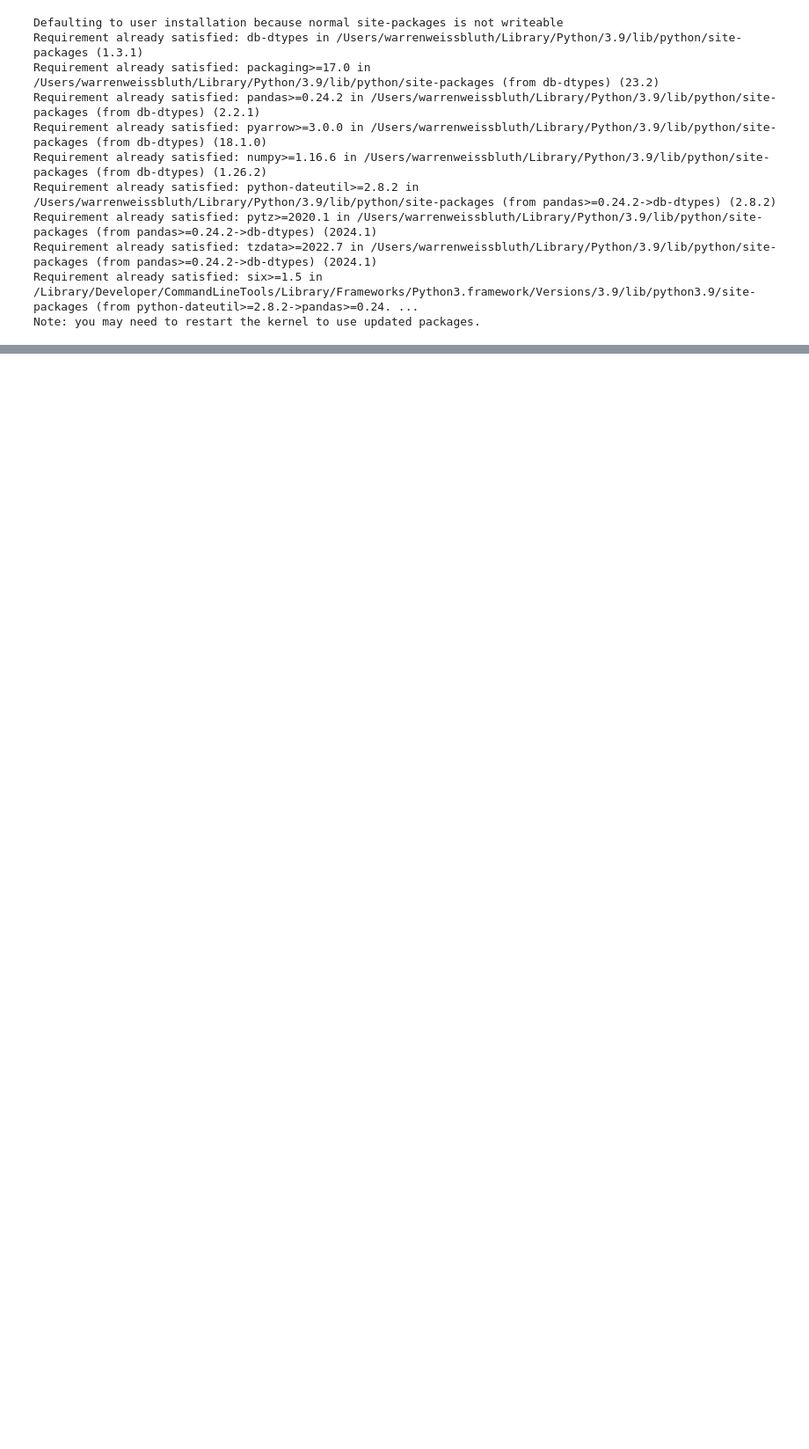
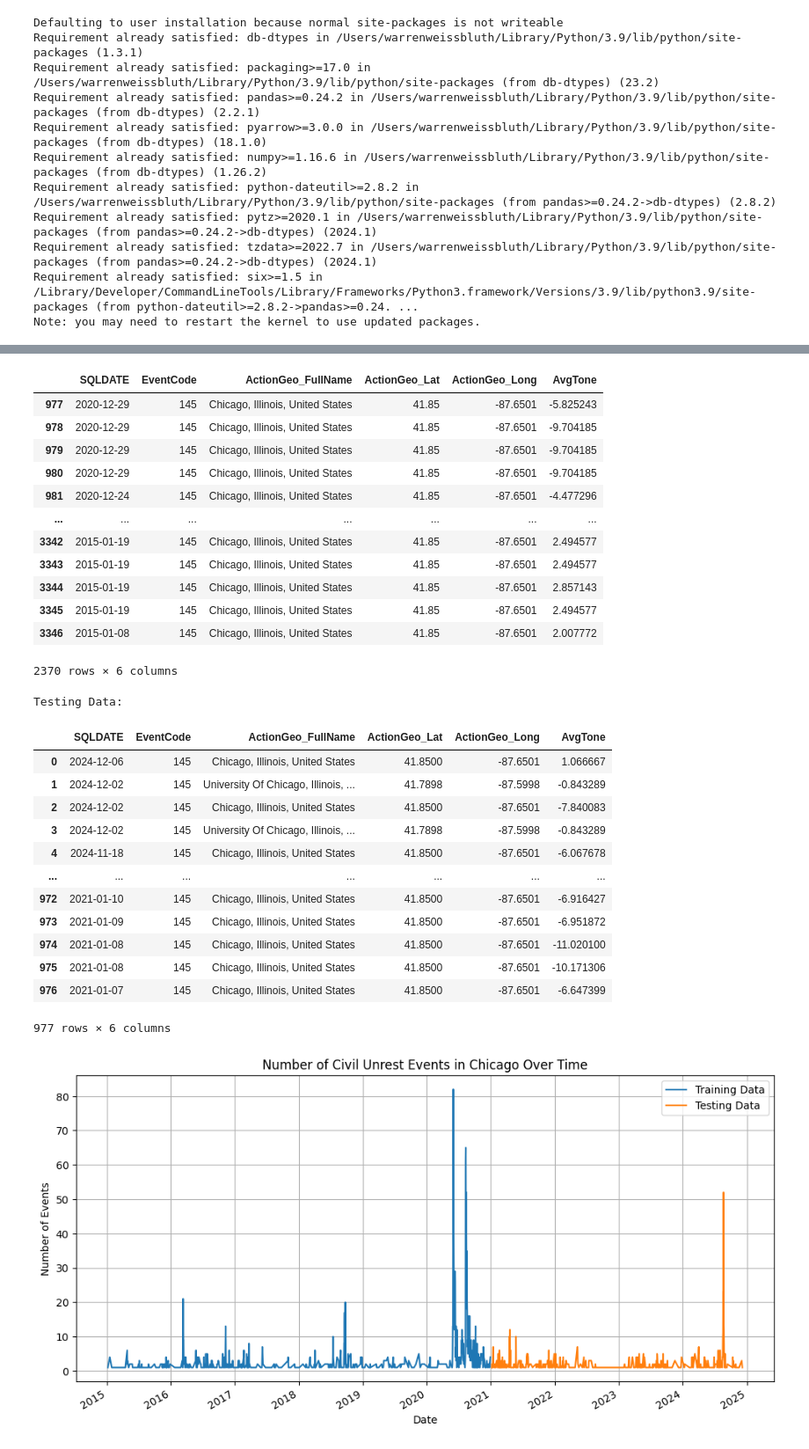
Before and after one commit to wweissbluth/civil_unrest_predictor, a Jupyter notebook: main.ipynb, the cells around one changed output, grey strips where cells are left out. Shown at 88% size. Cells and saved outputs as stored; diff of their text form; code cells hidden in the pictures; blank space fills up the shorter version.

```diff
--- a/main.ipynb
+++ b/main.ipynb
@@ -74,0 +249,26 @@ ValueError: Please install the 'db-dtypes' package to use this function.
+# %%
+from IPython.display import display
+
+# Display the training data
+print("Training Data:")
+display(train_data)
+
+# Display the testing data
+print("Testing Data:")
+display(test_data)
+# Plot the number of events over time for training and testing data
+plt.figure(figsize=(12, 6))
+
+# Plot training data
+train_data.groupby('SQLDATE').size().plot(kind='line', label='Training Data')
+
+# Plot testing data
+test_data.groupby('SQLDATE').size().plot(kind='line', label='Testing Data')
+
+plt.title('Number of Civil Unrest Events in Chicago Over Time')
+plt.xlabel('Date')
+plt.ylabel('Number of Events')
+plt.legend()
+plt.grid(True)
+plt.show()
+# %% [output]
@@ -74,0 +276,28 @@ ValueError: Please install the 'db-dtypes' package to use this function.
+|  | SQLDATE | EventCode | ActionGeo_FullName | ActionGeo_Lat | ActionGeo_Long | AvgTone |
+| 977 | 2020-12-29 | 145 | Chicago, Illinois, United States | 41.85 | -87.6501 | -5.825243 |
+| 978 | 2020-12-29 | 145 | Chicago, Illinois, United States | 41.85 | -87.6501 | -9.704185 |
+| 979 | 2020-12-29 | 145 | Chicago, Illinois, United States | 41.85 | -87.6501 | -9.704185 |
+| 980 | 2020-12-29 | 145 | Chicago, Illinois, United States | 41.85 | -87.6501 | -9.704185 |
+| 981 | 2020-12-24 | 145 | Chicago, Illinois, United States | 41.85 | -87.6501 | -4.477296 |
+| ... | ... | ... | ... | ... | ... | ... |
+| 3342 | 2015-01-19 | 145 | Chicago, Illinois, United States | 41.85 | -87.6501 | 2.494577 |
+| 3343 | 2015-01-19 | 145 | Chicago, Illinois, United States | 41.85 | -87.6501 | 2.494577 |
+| 3344 | 2015-01-19 | 145 | Chicago, Illinois, United States | 41.85 | -87.6501 | 2.857143 |
+| 3345 | 2015-01-19 | 145 | Chicago, Illinois, United States | 41.85 | -87.6501 | 2.494577 |
+| 3346 | 2015-01-08 | 145 | Chicago, Illinois, United States | 41.85 | -87.6501 | 2.007772 |
+2370 rows × 6 columns
+Testing Data:
+|  | SQLDATE | EventCode | ActionGeo_FullName | ActionGeo_Lat | ActionGeo_Long | AvgTone |
+| 0 | 2024-12-06 | 145 | Chicago, Illinois, United States | 41.8500 | -87.6501 | 1.066667 |
+| 1 | 2024-12-02 | 145 | University Of Chicago, Illinois, ... | 41.7898 | -87.5998 | -0.843289 |
+| 2 | 2024-12-02 | 145 | Chicago, Illinois, United States | 41.8500 | -87.6501 | -7.840083 |
+| 3 | 2024-12-02 | 145 | University Of Chicago, Illinois, ... | 41.7898 | -87.5998 | -0.843289 |
+| 4 | 2024-11-18 | 145 | Chicago, Illinois, United States | 41.8500 | -87.6501 | -6.067678 |
+| ... | ... | ... | ... | ... | ... | ... |
+| 972 | 2021-01-10 | 145 | Chicago, Illinois, United States | 41.8500 | -87.6501 | -6.916427 |
+| 973 | 2021-01-09 | 145 | Chicago, Illinois, United States | 41.8500 | -87.6501 | -6.951872 |
+| 974 | 2021-01-08 | 145 | Chicago, Illinois, United States | 41.8500 | -87.6501 | -11.020100 |
+| 975 | 2021-01-08 | 145 | Chicago, Illinois, United States | 41.8500 | -87.6501 | -10.171306 |
+| 976 | 2021-01-07 | 145 | Chicago, Illinois, United States | 41.8500 | -87.6501 | -6.647399 |
+977 rows × 6 columns
+[figure, added]
```
Also changed, not shown: parts of 11 cells of this notebook.
